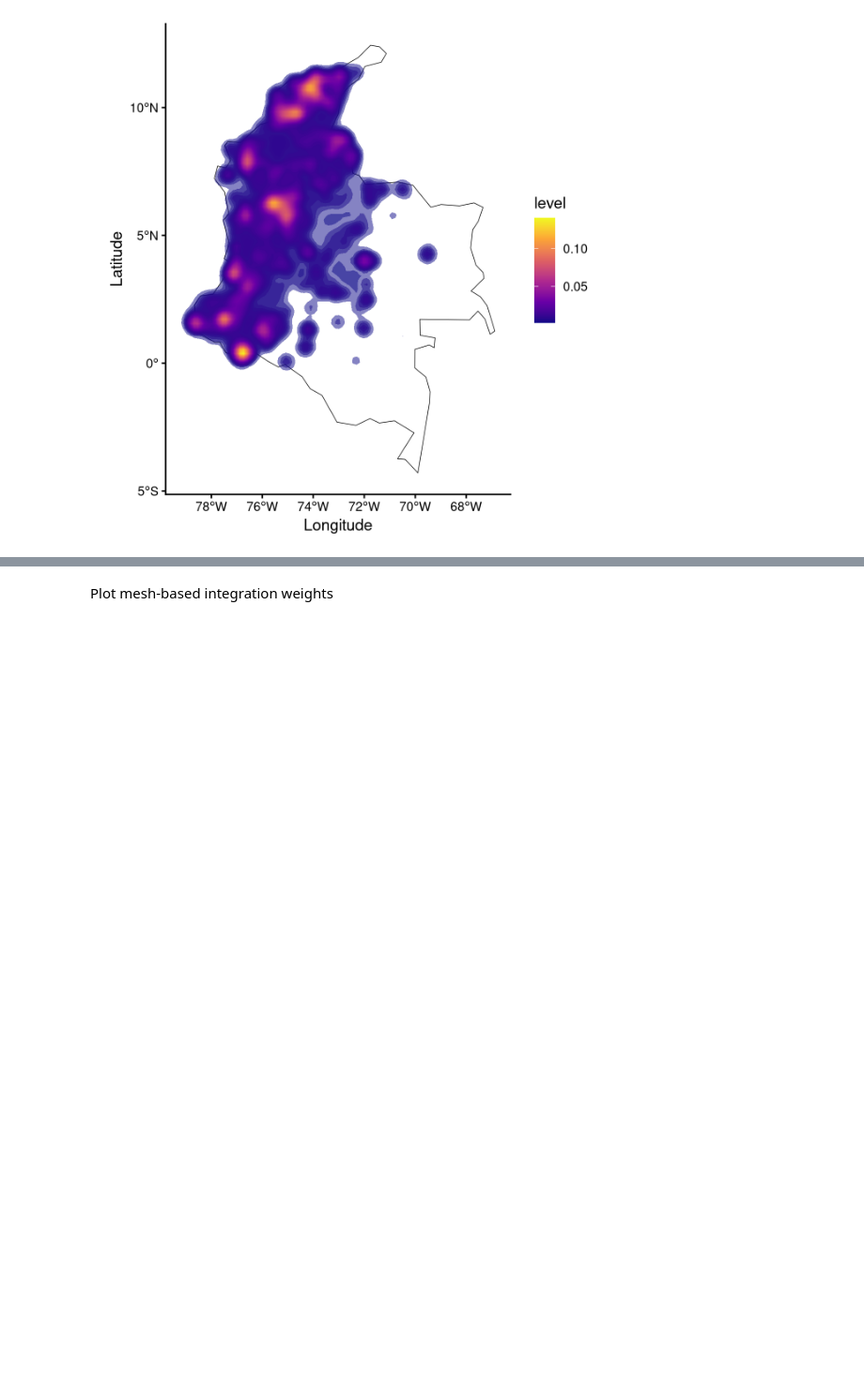
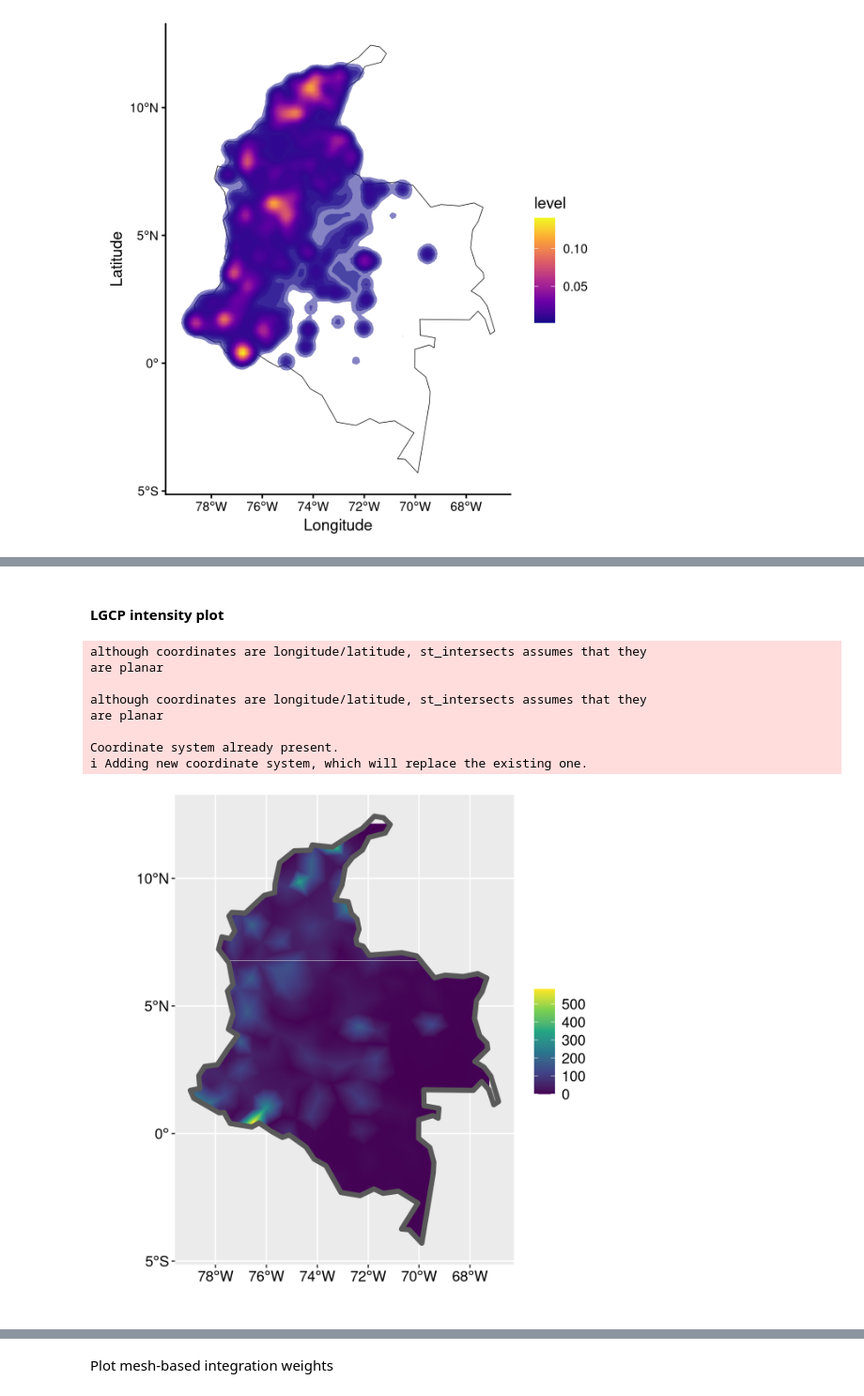
Before and after one commit to ElisavetPappa/col-conflict-sv, a Jupyter notebook: Pappa_et_al_EntireConflict.ipynb, the cells around one changed output, grey strips where cells are left out. Shown at 94% size. Saved outputs shown, nothing was run; the diff lists cells and outputs as text; code cells hidden in the pictures; blank space fills up the shorter version.

```diff
--- a/Pappa_et_al_EntireConflict.ipynb
+++ b/Pappa_et_al_EntireConflict.ipynb
@@ -356,0 +452,11 @@ stdev        2.041      0.282
+# %%
+# Fit LGCP model with population density covariate
+fit_with_covariate <- fit_lgcp(locs = locs,
+                               sf = colombia,
+                               smesh = smesh,
+                               covariates = covariate_matrix,
+                               parameters = list(beta = c(0, 0),  # intercept + 1 covariate
+                                                 log_tau = log(1),
+                                                 log_kappa = log(1)))
+
+lgcp_model_coefs_with_cov <- get_coefs(fit_with_covariate)
@@ -357,3 +477,26 @@ stdev        2.041      0.282
+# %% [markdown]
+#### LGCP intensity plot
+# %%
+lambda_plot_with_cov <- show_lambda(fit_with_covariate, smesh, sf = colombia, clip = TRUE)
+
+lambda_plot_with_cov +
+  #scale_fill_viridis_c(option = "plasma") +
+  theme(text = element_text(size = 14, color = "black"),
+        axis.title = element_text(size = 16, color = "black"),
+        axis.text = element_text(size = 12, color = "black"),
+        plot.title = element_text(size = 18, color = "black"),
+        legend.text = element_text(size = 12, color = "black"),
+        legend.title = element_text(size = 14, color = "black"))
+# %% [output]
+although coordinates are longitude/latitude, st_intersects assumes that they
+are planar
+
+although coordinates are longitude/latitude, st_intersects assumes that they
+are planar
+
+Coordinate system already present.
+ℹ Adding new coordinate system, which will replace the existing one.
+[figure, added]
 # %%
 ## get weights used
 w <- get_weights(smesh, sf = colombia)$weights
```
Also changed, not shown: parts of 41 cells of this notebook, 1 other file.
